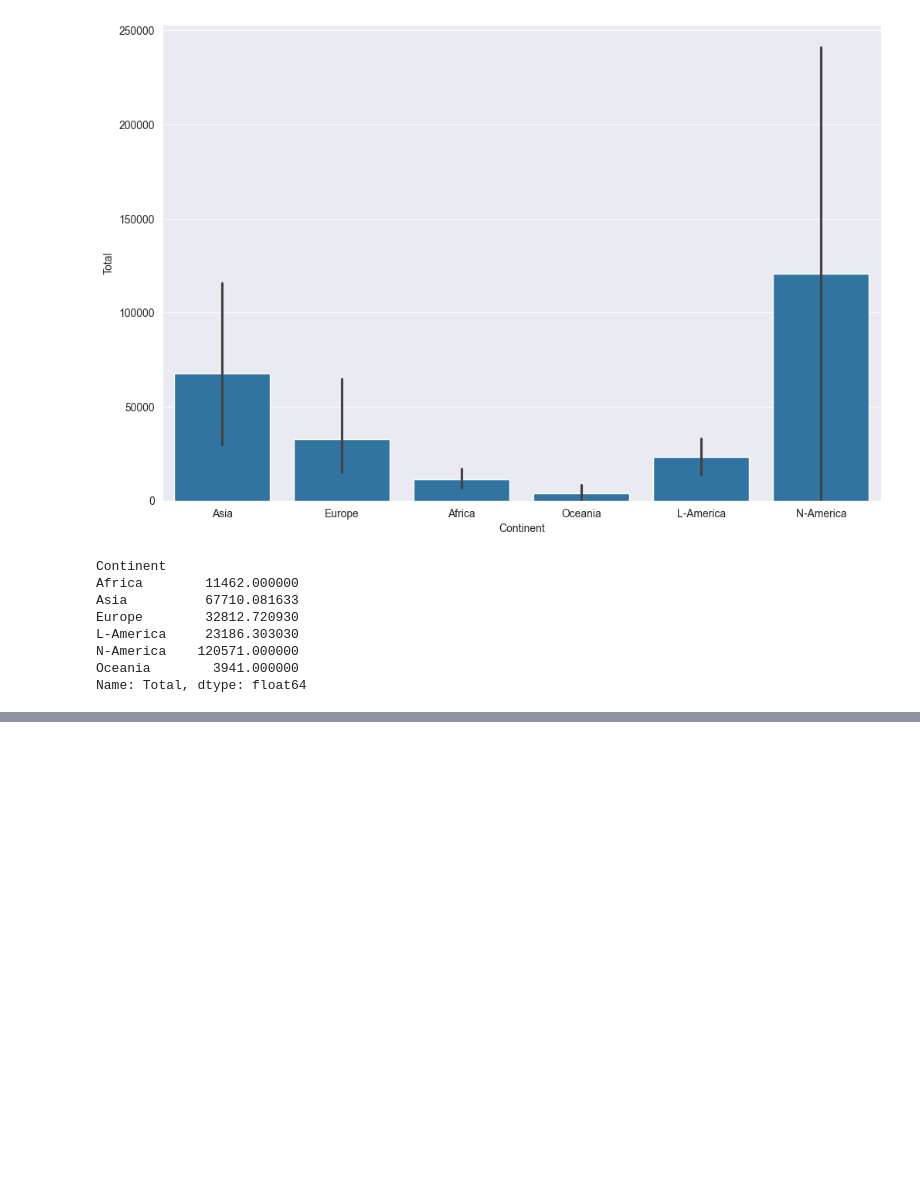
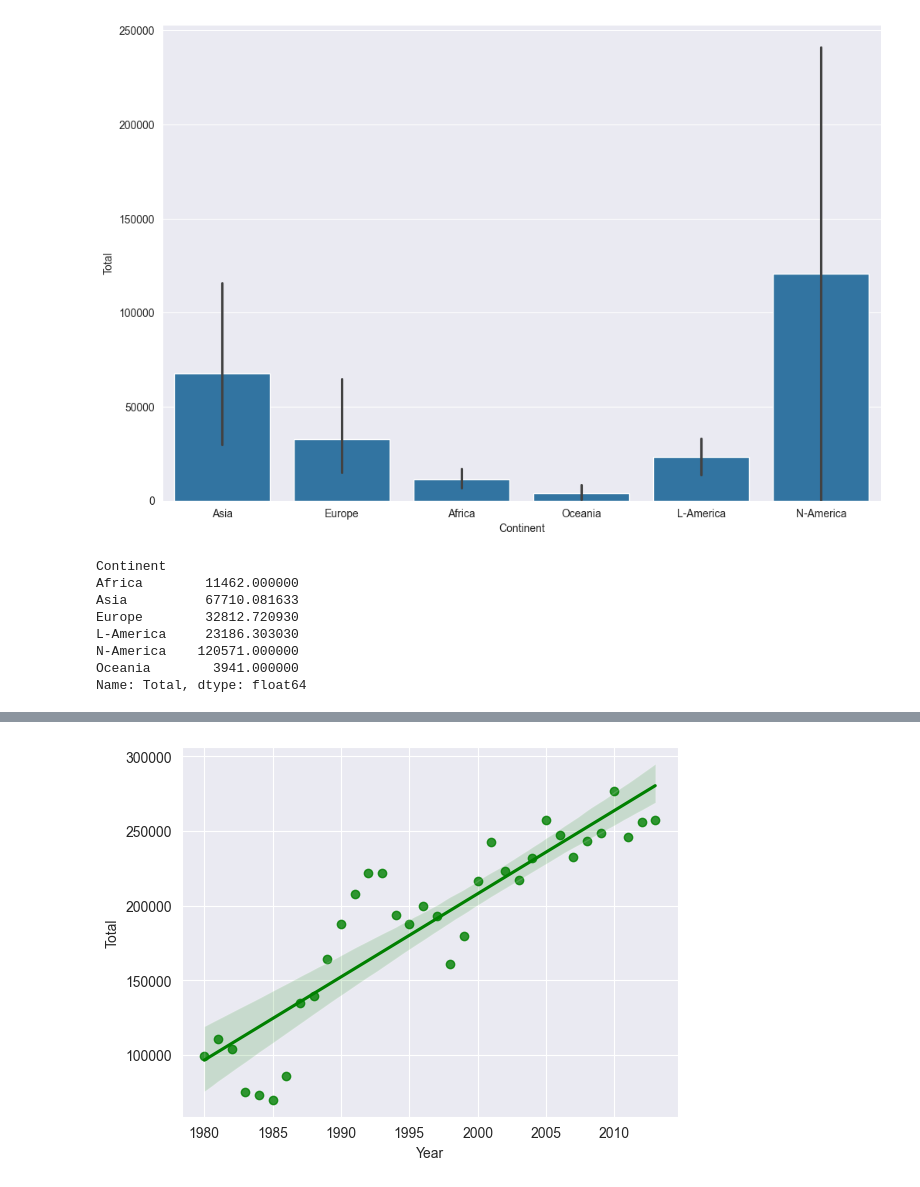
Before and after one commit to Hasan082/Data-Analysis, a Jupyter notebook: DataVisualizationWithPython/Plotting with Seaborn.ipynb, the cells around one changed output, grey strips where cells are left out. Saved outputs shown, nothing was run; the diff lists cells and outputs as text; code cells hidden in the pictures; blank space fills up the shorter version.

```diff
--- a/DataVisualizationWithPython/Plotting with Seaborn.ipynb
+++ b/DataVisualizationWithPython/Plotting with Seaborn.ipynb
@@ -62,0 +111,5 @@ Name: Total, dtype: float64
+# %%
+sns.regplot(x='Year', y='Total', data=df_tot, color='green')
+plt.show()
+# %% [output]
+[figure, added]
```
Also changed, not shown: parts of 10 cells of this notebook.
